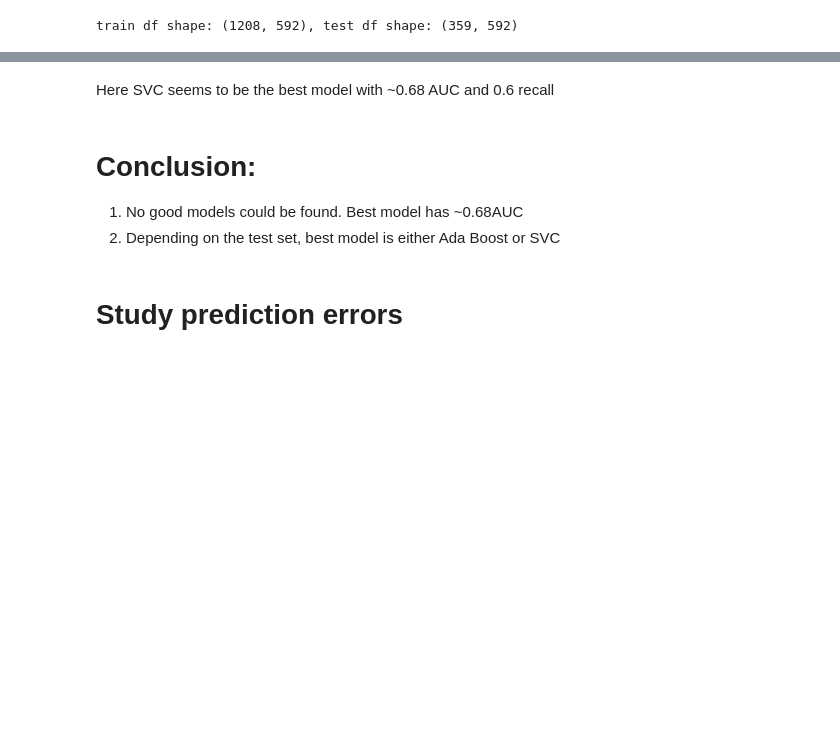
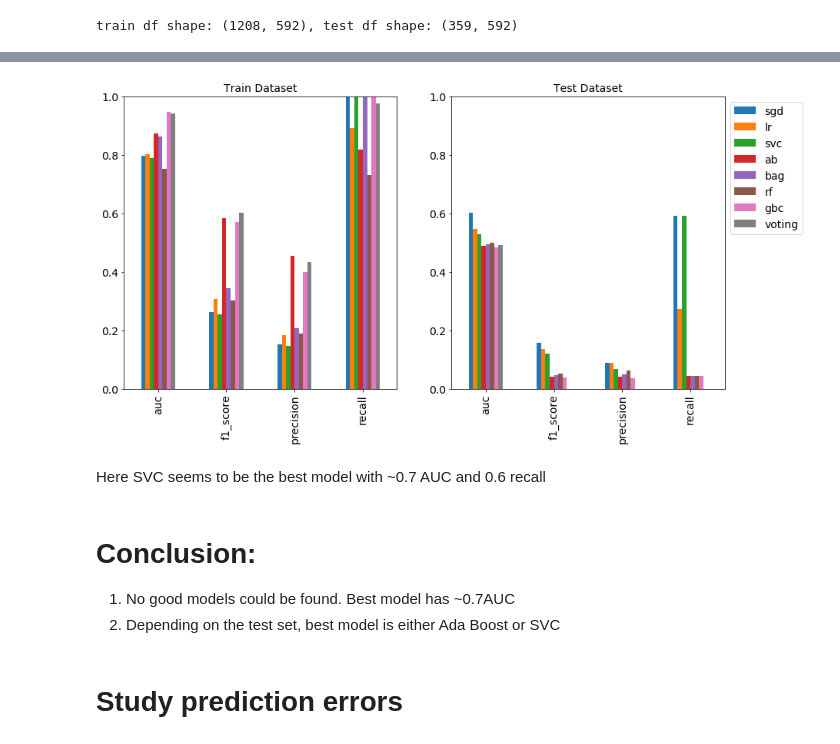
Before and after one commit to stephenleo87/uci-semicon, a Jupyter notebook: Labels_Prediction.ipynb, the cells around one changed output, grey strips where cells are left out. Drawn from its saved outputs; the diff is of its cells as text; code cells hidden in the pictures; blank space fills up the shorter version.

```diff
--- a/Labels_Prediction.ipynb
+++ b/Labels_Prediction.ipynb
@@ -354,0 +181,4 @@ lp2.test_models(X_train_2, y_train_2, X_test_2, y_test_2)
+# %%
+lp4 = pu.LabelsPrediction()
+# %%
+lp4.train_models(X_train_2, y_train_2, tuning='hyperopt')
@@ -355,8 +195,12 @@ lp2.test_models(X_train_2, y_train_2, X_test_2, y_test_2)
+# %%
+lp4.test_models(X_train_2, y_train_2, X_test_2, y_test_2)
+# %% [output]
+[figure, added]
 # %% [markdown]
-Here SVC seems to be the best model with ~0.68 AUC and 0.6 recall
+Here SVC seems to be the best model with ~0.7 AUC and 0.6 recall
 # %% [markdown]
 # Conclusion:
-1. No good models could be found. Best model has ~0.68AUC
+1. No good models could be found. Best model has ~0.7AUC
 2. Depending on the test set, best model is either Ada Boost or SVC
 # %% [markdown]
 # Study prediction errors
```
Also changed, not shown: parts of 23 cells of this notebook, 1 other file.
